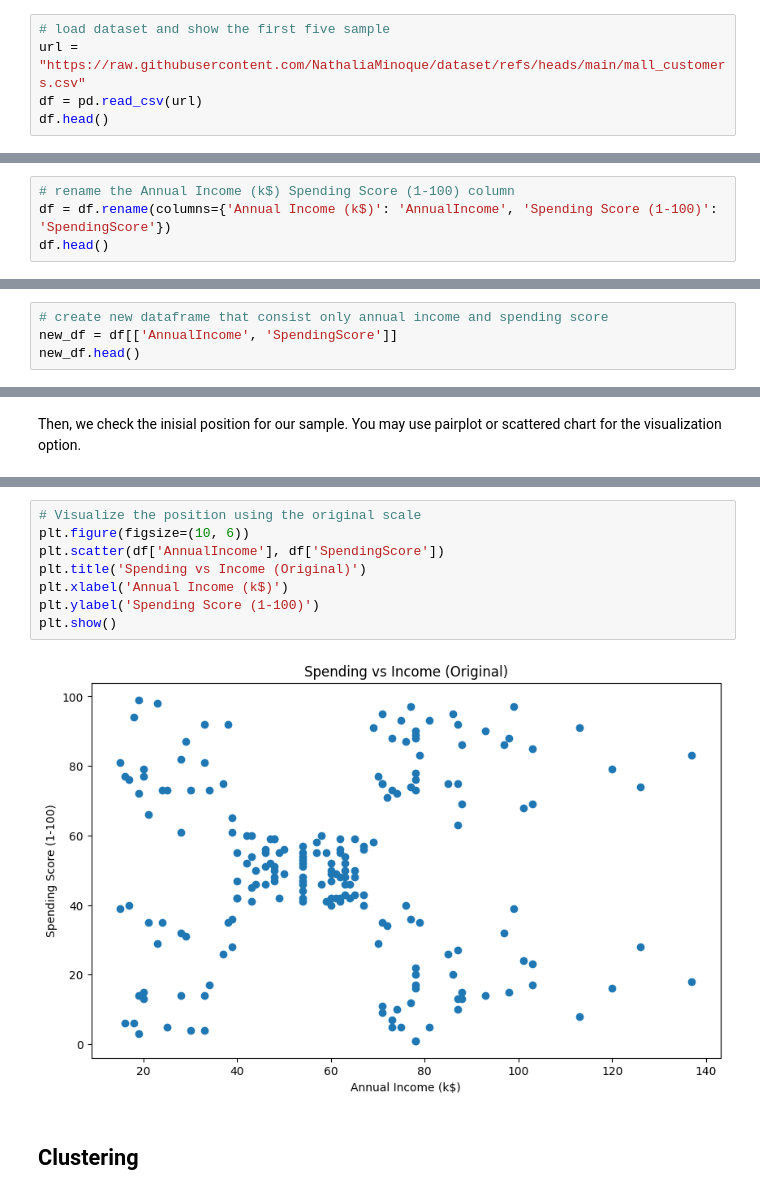
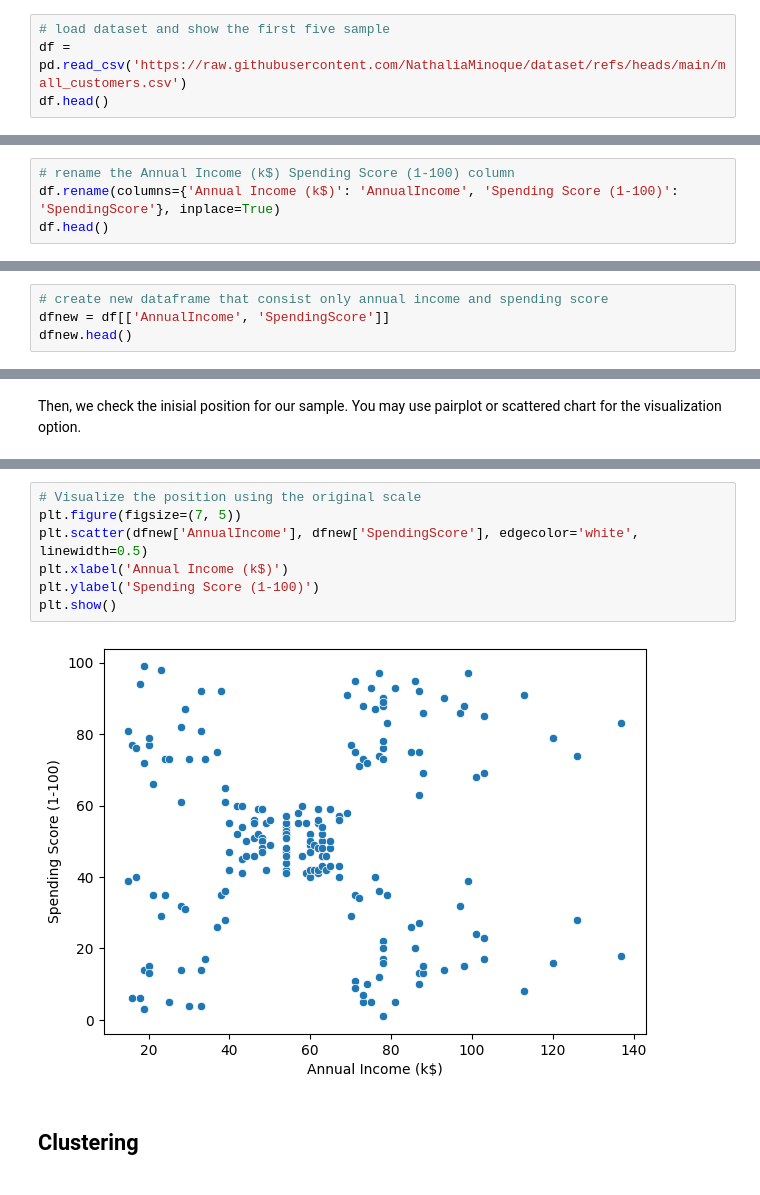
Before and after one commit to OoMyGit/Data-Mining, a Jupyter notebook: [Answer]_Exercise_Week_8_KMeans_Clustering.ipynb, the cells around one changed output, grey strips where cells are left out. Saved outputs shown, nothing was run; the diff lists cells and outputs as text.

```diff
--- a/[Answer]_Exercise_Week_8_KMeans_Clustering.ipynb
+++ b/[Answer]_Exercise_Week_8_KMeans_Clustering.ipynb
@@ -24,8 +22,7 @@ In this exercise we will explore how each clustering algorithm discussed in the
 The dataset that we will use is a customer transaction in a certain mall. In this dataset there will 4 features including Gender, Age, Annual Income, and Spending Score. You can get the dataset from https://raw.githubusercontent.com/NathaliaMinoque/dataset/refs/heads/main/mall_customers.csv
 # %%
 # load dataset and show the first five sample
-url = "https://raw.githubusercontent.com/NathaliaMinoque/dataset/refs/heads/main/mall_customers.csv"
-df = pd.read_csv(url)
+df = pd.read_csv('https://raw.githubusercontent.com/NathaliaMinoque/dataset/refs/heads/main/mall_customers.csv')
 df.head()
 # %% [output]
 |  | CustomerID | Gender | Age | Annual Income (k$) | Spending Score (1-100) |
@@ -36,7 +33,7 @@ df.head()
 | 4 | 5 | Female | 31 | 17 | 40 |
 # %%
 # rename the Annual Income (k$)	Spending Score (1-100) column
-df = df.rename(columns={'Annual Income (k$)': 'AnnualIncome', 'Spending Score (1-100)': 'SpendingScore'})
+df.rename(columns={'Annual Income (k$)': 'AnnualIncome', 'Spending Score (1-100)': 'SpendingScore'}, inplace=True)
 df.head()
 # %% [output]
 |  | CustomerID | Gender | Age | AnnualIncome | SpendingScore |
@@ -89,8 +102,8 @@ plt.show()
 For this case study, we only use income and spending score
 # %%
 # create new dataframe that consist only annual income and spending score
-new_df = df[['AnnualIncome', 'SpendingScore']]
-new_df.head()
+dfnew = df[['AnnualIncome', 'SpendingScore']]
+dfnew.head()
 # %% [output]
 |  | AnnualIncome | SpendingScore |
 | 0 | 15 | 39 |
@@ -144,13 +159,12 @@ plt.show()
 # %%
 # Visualize the position using the original scale
-plt.figure(figsize=(10, 6))
-plt.scatter(df['AnnualIncome'], df['SpendingScore'])
-plt.title('Spending vs Income (Original)')
+plt.figure(figsize=(7, 5))
+plt.scatter(dfnew['AnnualIncome'], dfnew['SpendingScore'], edgecolor='white', linewidth=0.5)
 plt.xlabel('Annual Income (k$)')
 plt.ylabel('Spending Score (1-100)')
 plt.show()
 # %% [output]
-[figure, old version]
+[figure, new version]
 # %% [markdown]
 ## Clustering
 # %% [markdown]
```
Also changed, not shown: parts of 16 cells of this notebook.
